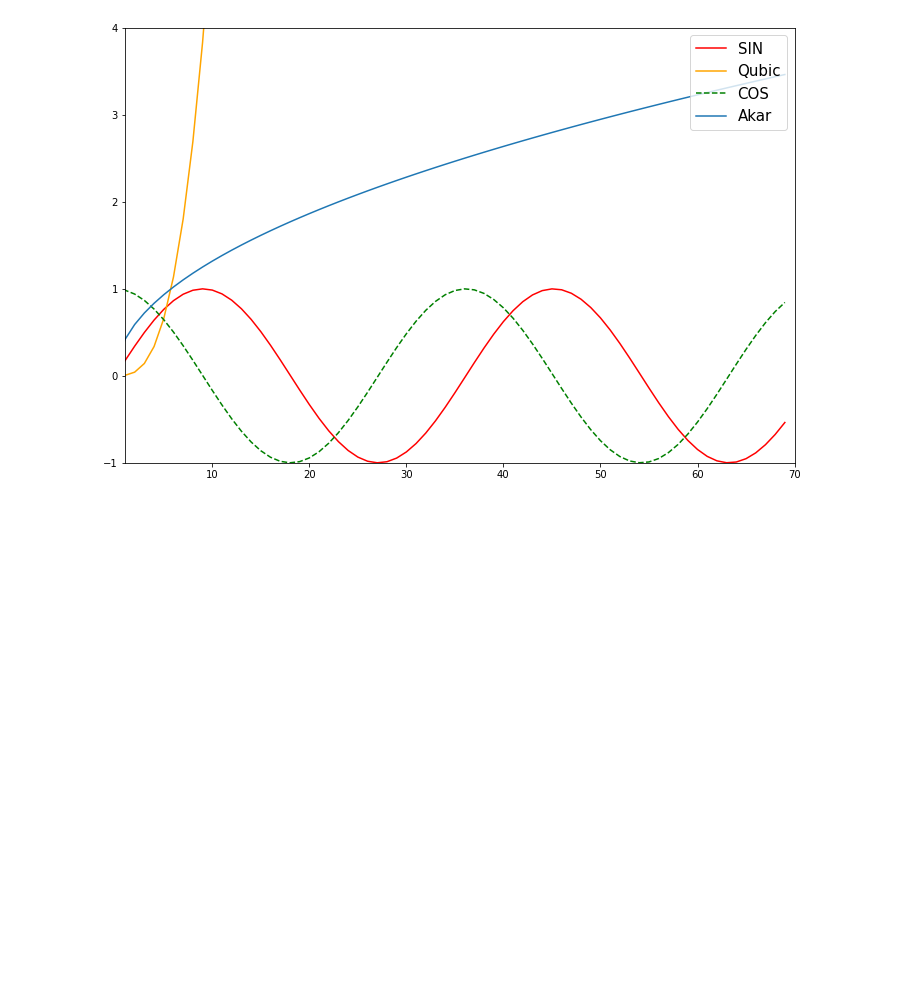
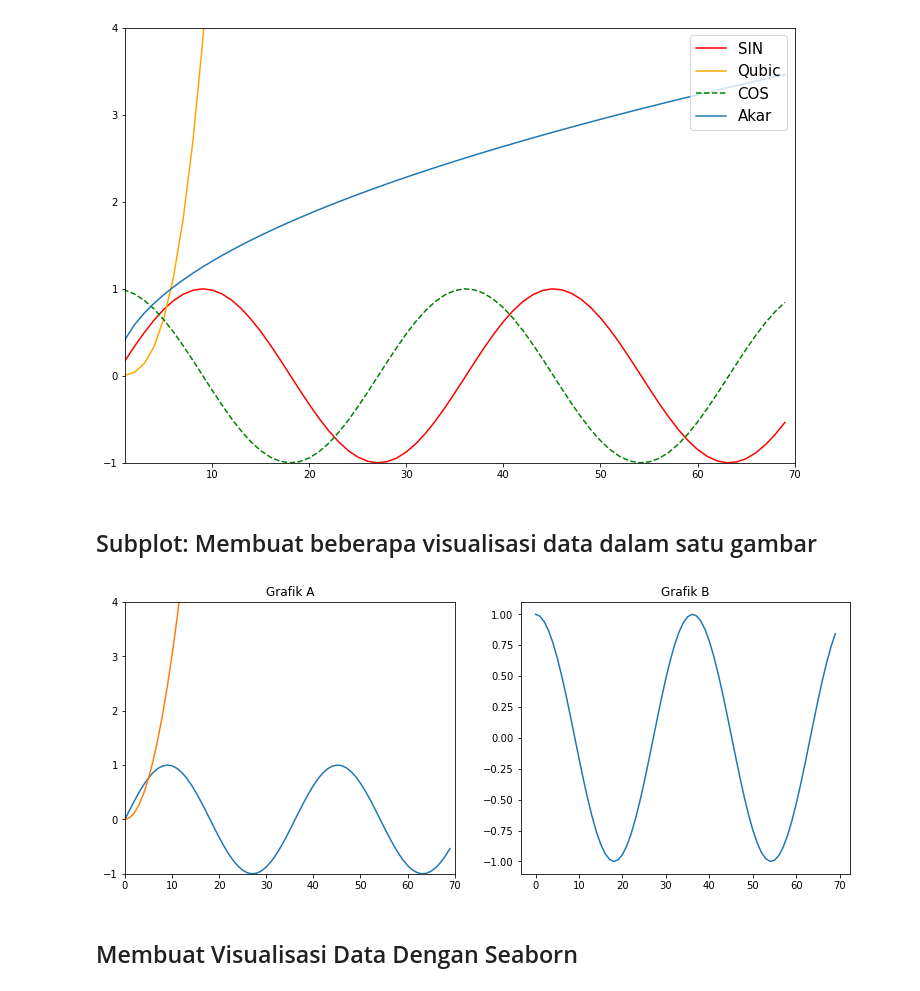
Before and after one commit to rasyidev/devalopa-class, a Jupyter notebook: Minggu-4/Visualisasi Data.ipynb, the cells around one changed output. Cells and saved outputs as stored; diff of their text form; code cells hidden in the pictures; blank space fills up the shorter version.

```diff
--- a/Minggu-4/Visualisasi Data.ipynb
+++ b/Minggu-4/Visualisasi Data.ipynb
@@ -69,3 +69,21 @@ plt.legend(fontsize=15, loc='upper right')
 plt.show()
 # %% [output]
 [figure]
+# %% [markdown]
+## Subplot: Membuat beberapa visualisasi data dalam satu gambar
+# %%
+# Membuat subplot yang berisi 1 baris dan 2 kolom
+figure, axis = plt.subplots(nrows=1, ncols=2, figsize=(13,5))
+axis[0].plot(np.sin(x), label="SIN")
+axis[0].plot(x**2)
+axis[0].set_xlim(0,70)
+axis[0].set_ylim(-1,4)
+axis[0].set_title("Grafik A")
+
+axis[1].plot(np.cos(x), label="COS")
+axis[1].set_title("Grafik B")
+plt.show()
+# %% [output]
+[figure, added]
+# %% [markdown]
+## Membuat Visualisasi Data Dengan Seaborn
```
